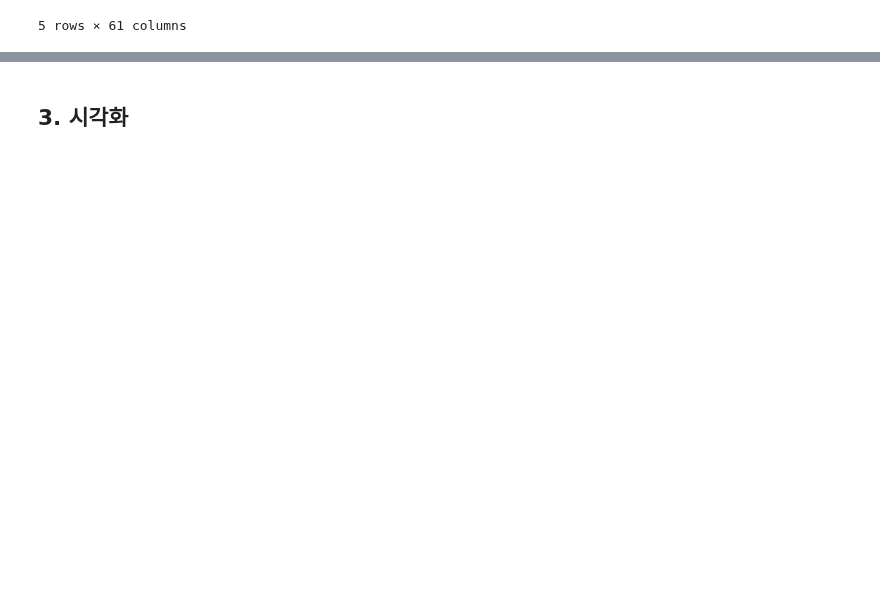
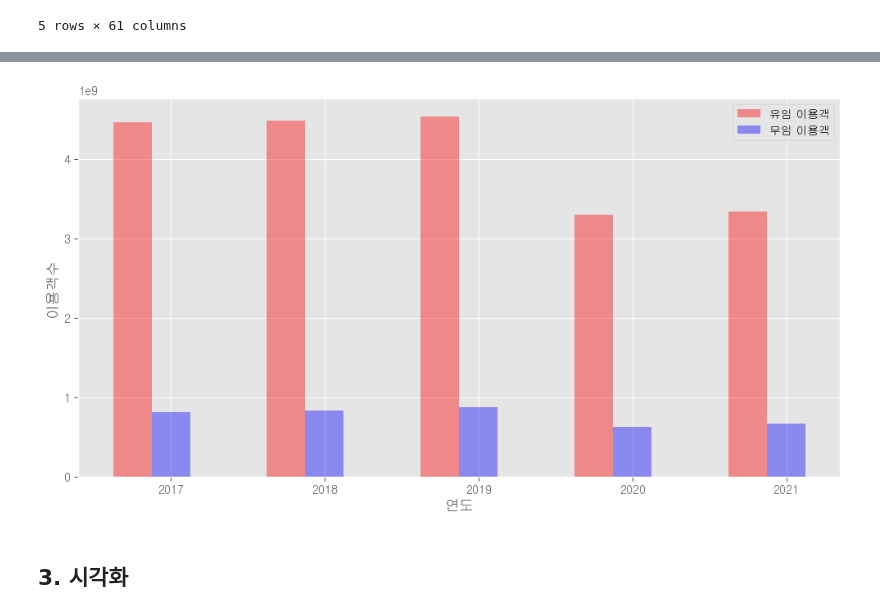
Before and after one commit to HyunJW/Subway_Analystic, a Jupyter notebook: 유무임 승하차 현황.ipynb, the cells around one changed output, grey strips where cells are left out. Drawn from its saved outputs; the diff is of its cells as text; code cells hidden in the pictures; blank space fills up the shorter version.

```diff
--- a/유무임 승하차 현황.ipynb
+++ b/유무임 승하차 현황.ipynb
@@ -74,2 +636,37 @@ memory usage: 8.7+ KB
+# %%
+# 유임 이용객 컬럼 생성
+df_fares['유임 이용객'] = df_fares[['유임승차인원', '유임하차인원']].sum(axis=1)
+# %%
+# 무임 이용객 컬럼 생성
+df_fares['무임 이용객'] = df_fares[['무임승차인원', '무임하차인원']].sum(axis=1)
+# %%
+# 연도별 유무임승차 총합 생성
+df_fares_year = df_fares[df_fares.columns[7:]].groupby('연도').sum()
+# %%
+df_fares_year.reset_index(inplace=True)
+# %%
+# 그림 사이즈, 바 굵기 조정
+import numpy as np
+fig, ax = plt.subplots(figsize=(12,6))
+bar_width = 0.25
+
+# 연도가 5개이므로 0, 1, 2, 3, 4 위치를 기준으로 삼음
+index = np.arange(5)
+
+# 각 연도별로 2개 bar를 순서대로 나타내는 과정, 각 그래프는 0.25의 간격을 두고 그려짐
+b1 = plt.bar(index, df_fares_year['유임 이용객'], bar_width, alpha=0.4, color='red', label='유임 이용객')
+
+b2 = plt.bar(index + bar_width, df_fares_year['무임 이용객'], bar_width, alpha=0.4, color='blue', label='무임 이용객')
+
+# x축 위치를 정 가운데로 조정하고 x축의 텍스트를 year 정보와 매칭
+plt.xticks(np.arange(bar_width, 5 + bar_width, 1), df_fares_year['연도'])
+
+# x축, y축 이름 및 범례 설정
+plt.xlabel('연도', size = 13)
+plt.ylabel('이용객수', size = 13)
+plt.legend()
+plt.show()
+# %% [output]
+[figure, added]
 # %% [markdown]
 ## 3. 시각화
```
Also changed, not shown: parts of 90 cells of this notebook, 2 other files.
